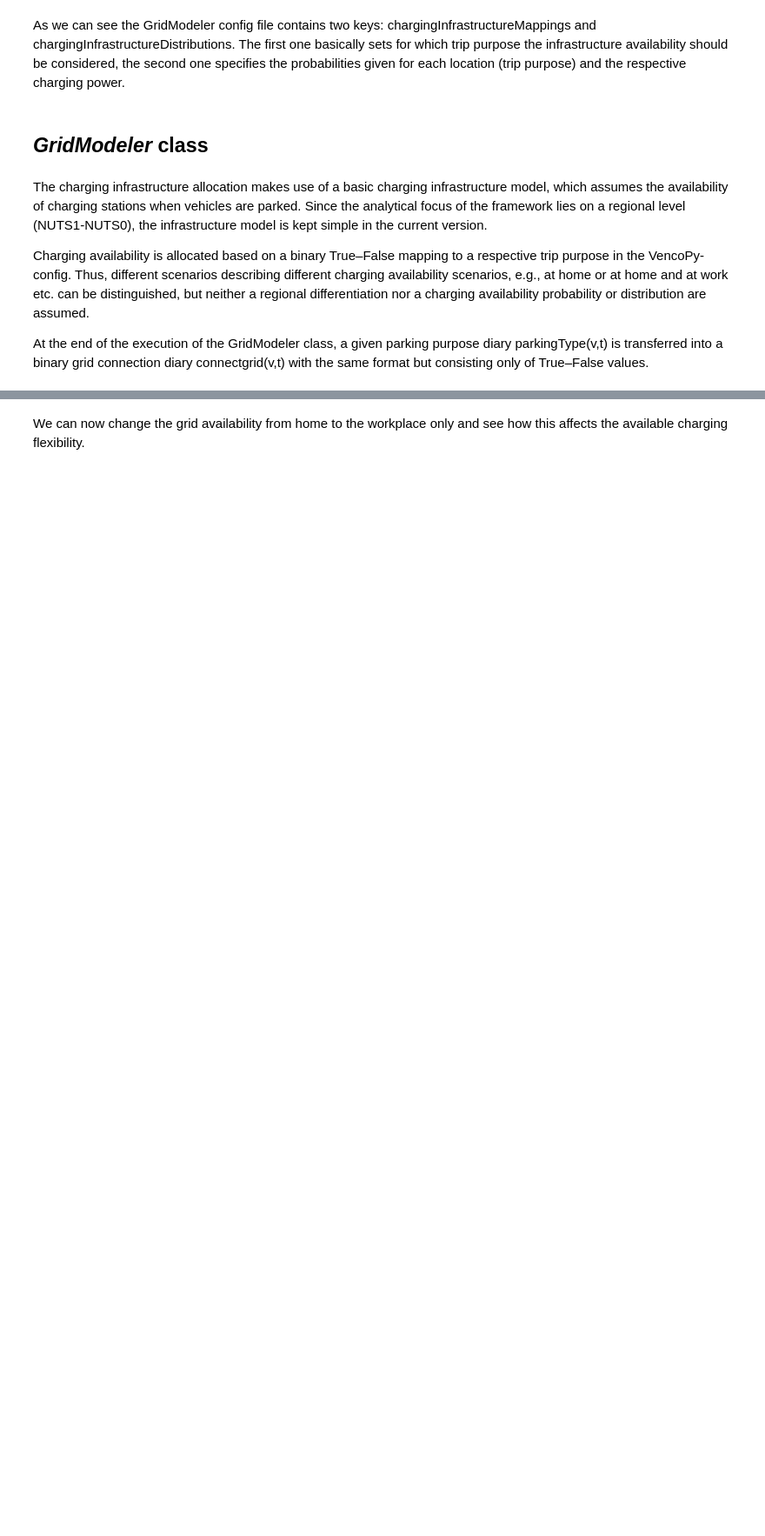
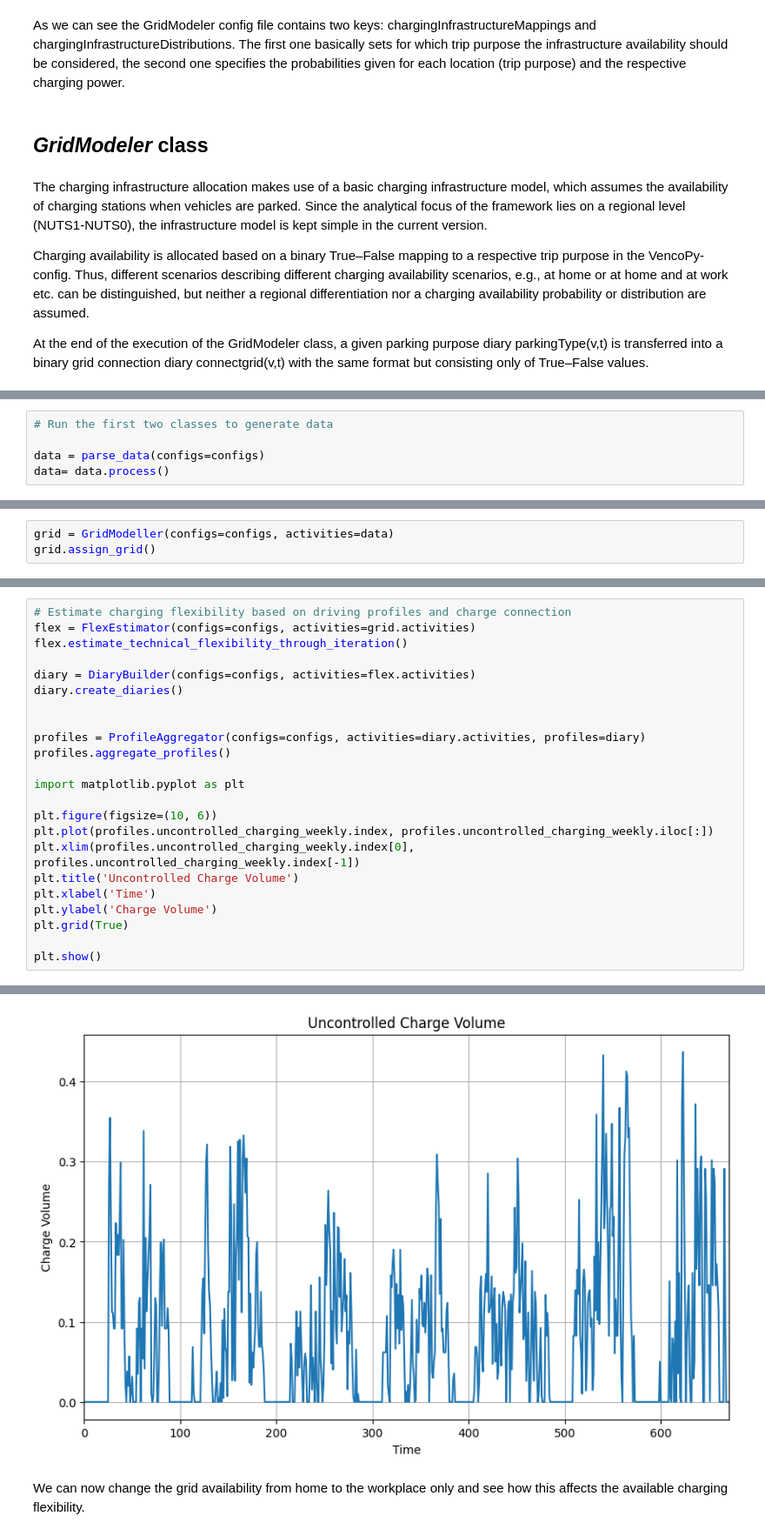
Before and after one commit to areleu/vencopy, a Jupyter notebook: tutorials/vencopy_tutorial_03.ipynb, the cells around one changed output, grey strips where cells are left out. Shown at 87% size. Drawn from its saved outputs; the diff is of its cells as text; blank space fills up the shorter version.

Commit message:
added plots to tutorial 3 and 4

```diff
--- a/tutorials/vencopy_tutorial_03.ipynb
+++ b/tutorials/vencopy_tutorial_03.ipynb
@@ -85,0 +78,5 @@ vpEval.plotProfiles(flexEstimator=vpFlex)
+# %%
+# Run the first two classes to generate data
+
+data = parse_data(configs=configs)
+data= data.process()
@@ -85,0 +97,3 @@ vpEval.plotProfiles(flexEstimator=vpFlex)
+# %%
+grid = GridModeller(configs=configs, activities=data)
+grid.assign_grid()
@@ -85,0 +103,24 @@ vpEval.plotProfiles(flexEstimator=vpFlex)
+# %%
+# Estimate charging flexibility based on driving profiles and charge connection
+flex = FlexEstimator(configs=configs, activities=grid.activities)
+flex.estimate_technical_flexibility_through_iteration()
+
+diary = DiaryBuilder(configs=configs, activities=flex.activities)
+diary.create_diaries()
+
+
+profiles = ProfileAggregator(configs=configs, activities=diary.activities, profiles=diary)
+profiles.aggregate_profiles()
+
+import matplotlib.pyplot as plt
+
+plt.figure(figsize=(10, 6))
+plt.plot(profiles.uncontrolled_charging_weekly.index, profiles.uncontrolled_charging_weekly.iloc[:])
+plt.xlim(profiles.uncontrolled_charging_weekly.index[0], profiles.uncontrolled_charging_weekly.index[-1])
+plt.title('Uncontrolled Charge Volume')
+plt.xlabel('Time')
+plt.ylabel('Charge Volume')
+plt.grid(True)
+
+plt.show()
+# %% [output]
@@ -86,2 +185,3 @@ vpEval.plotProfiles(flexEstimator=vpFlex)
+[figure, added]
 # %% [markdown]
 We can now change the grid availability from home to the workplace only and see how this affects the available charging flexibility.
```
Also changed, not shown: parts of 20 cells of this notebook, 2 other files.
